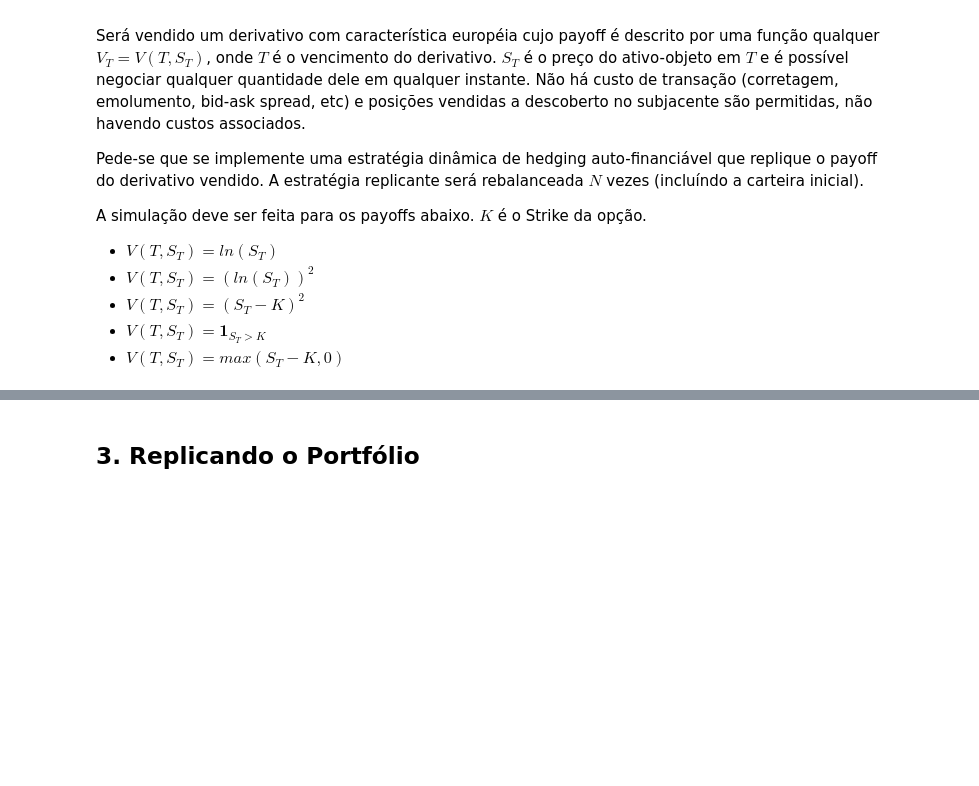
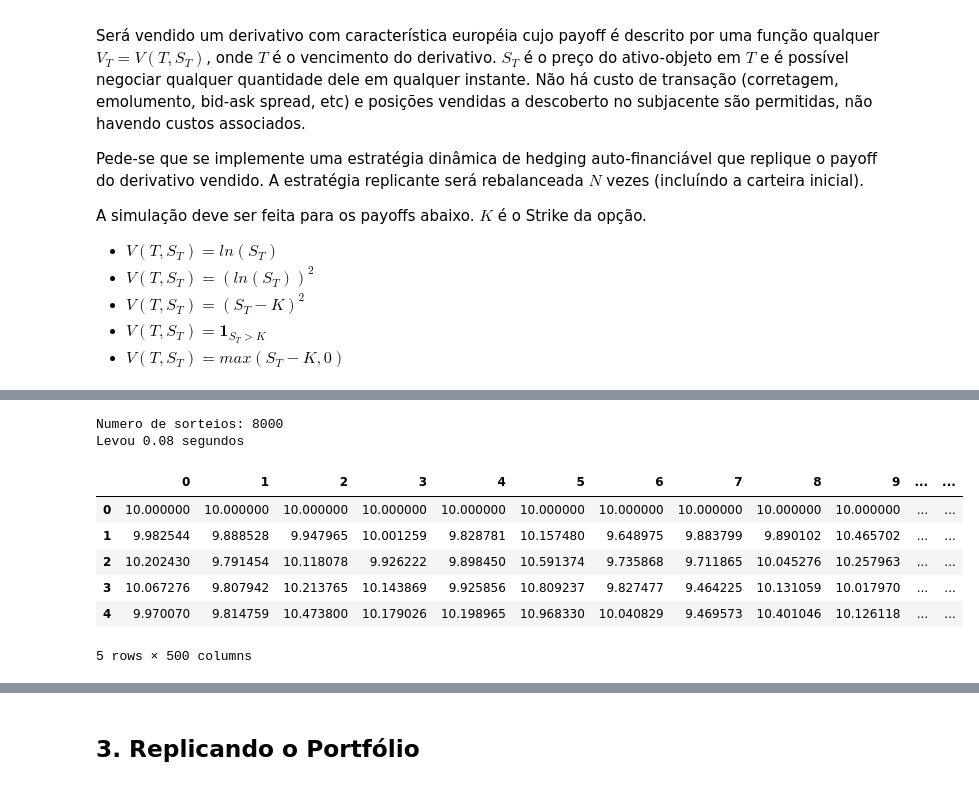
Before and after one commit to ucaiado/Replicating_Strategy, a Jupyter notebook: UiraCaiadoEx01.ipynb, the cells around one changed output, grey strips where cells are left out. Drawn from its saved outputs; the diff is of its cells as text; code cells hidden in the pictures; blank space fills up the shorter version.

```diff
--- a/UiraCaiadoEx01.ipynb
+++ b/UiraCaiadoEx01.ipynb
@@ -381,0 +285,37 @@ def geometric_brownian_motion(f_init_price, f_mu, f_sigma, f_delta_time, f_steps
+# %%
+import time
+
+def do_simulations(MySrochasticProcess, i_nsiml, f_s0, f_mu, f_sigma, f_time, f_steps):
+    '''
+    Simulate a number of paths using some Stochastic Process and return a dataframe
+    with all paths
+    :param MySrochasticProcess: StochasticProcess object. The stochastic process used
+    :param i_nsiml: integer. the number of paths contructed
+    :param f_s0: float. The initial price of the process
+    :param f_mu: float. the average return of the process
+    :param f_sigma: float. The standard deviation of ALL distribution
+    :param f_time: float. the time at each step, in years
+    :param f_steps: float. number of steps to simulate for
+    '''
+    st = time.time()
+    # Crio objeto para simulacao
+    gbm = GBM_Exact_Solution(f_s0=f_s0,
+                             f_mu=f_mu,
+                             f_sigma=f_sigma,
+                             f_time=f_time,
+                             f_steps=f_steps)
+    # crio i_nsiml caminhos com f_steps simulacoes
+    l = []
+    l_aux = []
+    for idx in xrange(int(i_nsiml * (1 + gbm.f_steps))):
+        if gbm.current_step==gbm.f_steps:
+            l.append(l_aux)
+            l_aux = []
+        l_aux.append(gbm())
+    l.append(l_aux)
+    # imprimo tempo e simulacoes
+    print "\nNumero de sorteios: {}".format(idx + 1)
+    print "Levou {:0.2f} segundos".format(time.time() - st)
+    # crio dataframe com os passos nas linhas e as simulacoes nas colunas
+    df = pd.DataFrame(l).T
+    return df
@@ -473,0 +429,18 @@ df.plot()
+# %%
+d_param = {"f_s0": 10.,
+           "f_mu": 0.10,
+           "f_sigma": 0.15,
+           "f_time": 0.5,
+           "f_steps": 15}
+df = do_simulations(GBM_By_Euler, 500, **d_param)
+df.head()
+# %% [output]
+Numero de sorteios: 8000
+Levou 0.08 segundos
+|  | 0 | 1 | 2 | 3 | 4 | 5 | 6 | 7 | 8 | 9 | ... | ... |
+| 0 | 10.000000 | 10.000000 | 10.000000 | 10.000000 | 10.000000 | 10.000000 | 10.000000 | 10.000000 | 10.000000 | 10.000000 | ... | ... |
+| 1 | 9.982544 | 9.888528 | 9.947965 | 10.001259 | 9.828781 | 10.157480 | 9.648975 | 9.883799 | 9.890102 | 10.465702 | ... | ... |
+| 2 | 10.202430 | 9.791454 | 10.118078 | 9.926222 | 9.898450 | 10.591374 | 9.735868 | 9.711865 | 10.045276 | 10.257963 | ... | ... |
+| 3 | 10.067276 | 9.807942 | 10.213765 | 10.143869 | 9.925856 | 10.809237 | 9.827477 | 9.464225 | 10.131059 | 10.017970 | ... | ... |
+| 4 | 9.970070 | 9.814759 | 10.473800 | 10.179026 | 10.198965 | 10.968330 | 10.040829 | 9.469573 | 10.401046 | 10.126118 | ... | ... |
+5 rows × 500 columns
```
Also changed, not shown: parts of 33 cells of this notebook.
